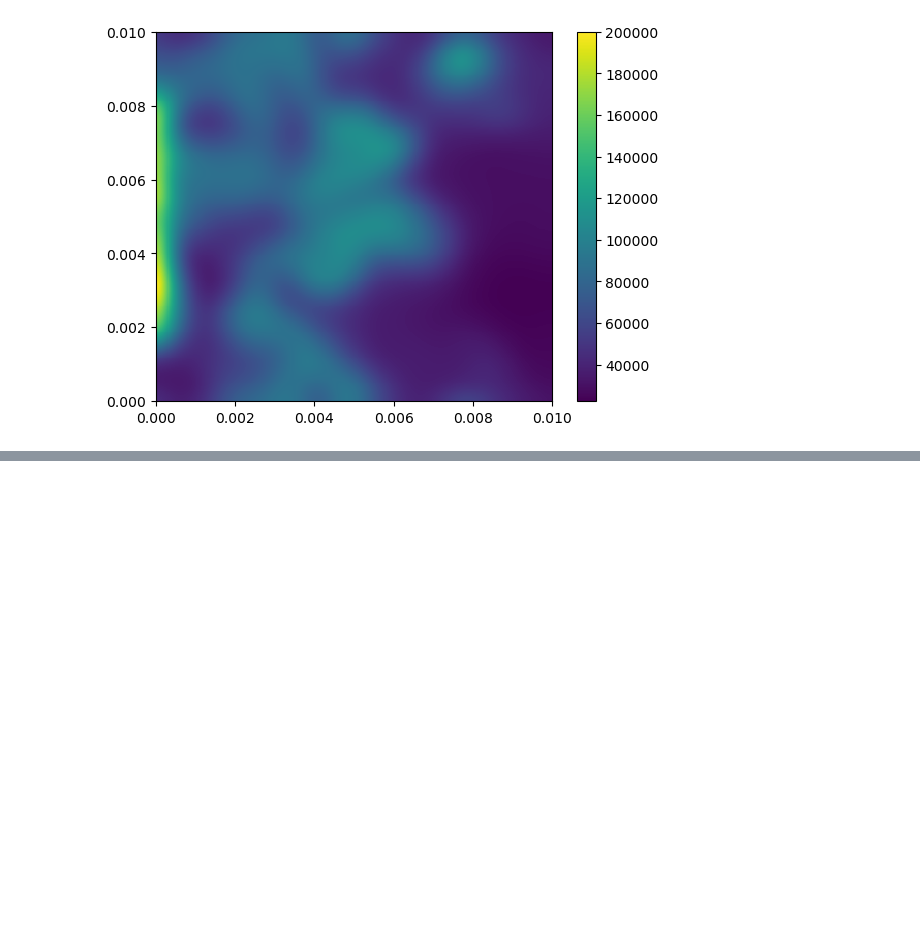
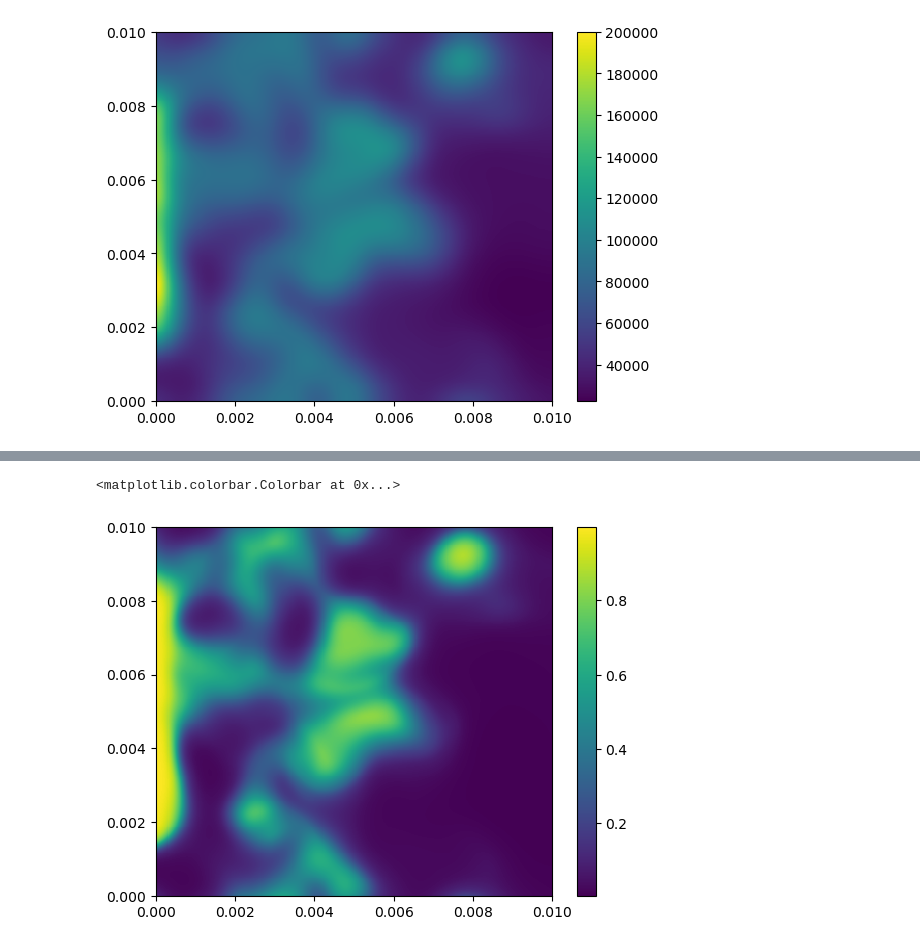
Before and after one commit to MedBox19/TAS-AE2224-I, a Jupyter notebook: mission2/Mission2.ipynb, the cells around one changed output, grey strips where cells are left out. Drawn from its saved outputs; the diff is of its cells as text; code cells hidden in the pictures; blank space fills up the shorter version.

```diff
--- a/mission2/Mission2.ipynb
+++ b/mission2/Mission2.ipynb
@@ -81,7 +81,7 @@ data_3 = data_3 / (2.0 * DTH)
 X = np.concatenate((data_1.reshape(-1,1), data_2.reshape(-1,1), data_3.reshape(-1,1)), axis=1)
 
 # model load
-model = load_model('/content/phi_nn_epoch_00240.h5')
+model = load_model('phi_nn_epoch_00240.h5')
 
 # prediction
 phi_nn = np.zeros((np.shape(X)[0]))
@@ -94,0 +95,2 @@ ModuleNotFoundError: No module named 'keras'
+<matplotlib.colorbar.Colorbar at 0x...>
+[figure, added]
```
Also changed, not shown: parts of 1 cell of this notebook.
